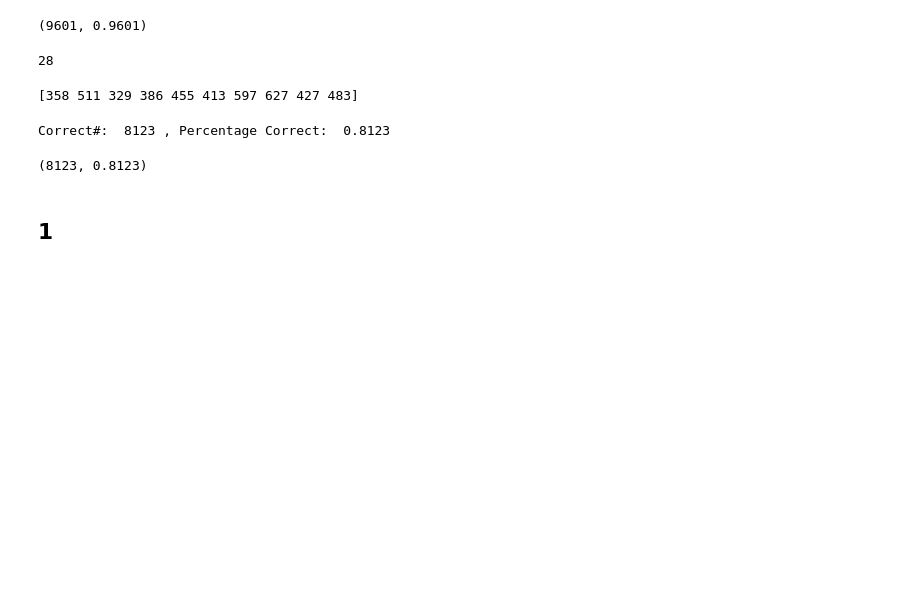
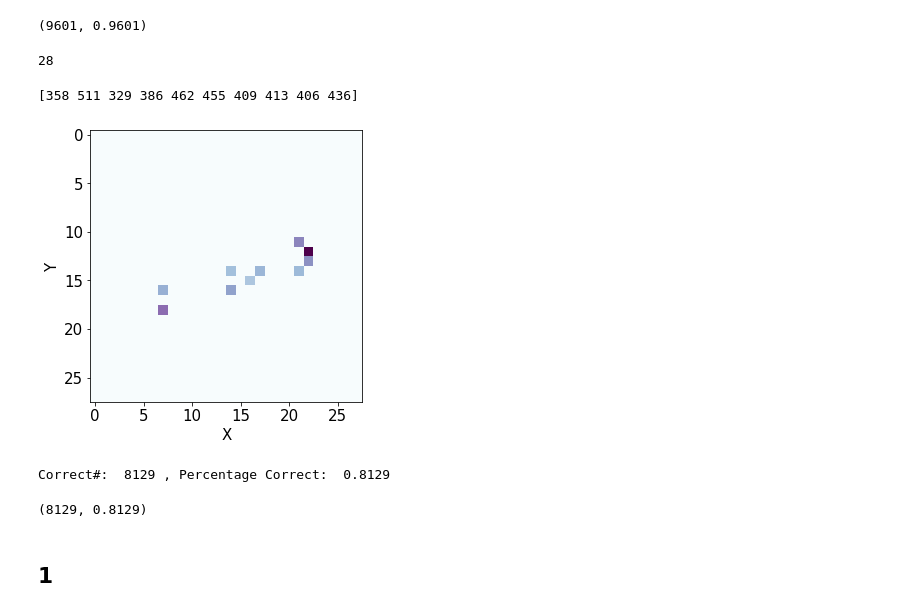
Before and after one commit to chrismhl/AMATH563, a Jupyter notebook: Homework1/AMATH563_Homework1_Code.ipynb, the cells around one changed output. Drawn from its saved outputs; the diff is of its cells as text; code cells hidden in the pictures; blank space fills up the shorter version.

```diff
--- a/Homework1/AMATH563_Homework1_Code.ipynb
+++ b/Homework1/AMATH563_Homework1_Code.ipynb
@@ -328,7 +328,7 @@ def normvec(x):
 # %%
 def sparsetest(x,train,test,n):
     #finds the indices of the n largest values of x and uses them to truncate the train and test data
-    ind = x.argsort()[-n:][::-1]
+    ind = np.abs(x).argsort()[-n:][::-1]
     train_s = train[:,np.sort(ind)]
     test_s = test[:,np.sort(ind)]
 
@@ -441,6 +439,16 @@ def sparsefit(A,B,alp):
     x = clf.coef_
 
     return x
+# %%
+def pixplot(x,ind):
+    #plot individual pixels given their linear index for a 28x28
+    plt.rcParams['figure.figsize'] = [5, 5]
+    pixelplot = np.zeros(784)
+    pixelplot[ind] = x[ind]
+
+    plt.imshow(np.abs(pixelplot).reshape(28,28),cmap='BuPu')
+    plt.xlabel('X')
+    plt.ylabel('Y')
 # %% [markdown]
 ## 0
 # %%
@@ -460,14 +468,19 @@ np.count_nonzero(x0s)
 A_tr5, A_tt5, ind = sparsetest(x0s,A_tr,A_tt,10)
 print(ind)
 # %% [output]
-[358 511 329 386 455 413 597 627 427 483]
+[358 511 329 386 462 455 409 413 406 436]
+# %%
+pixplot(x0s,ind)
+plt.savefig('dig0.png')
+# %% [output]
+[figure, added]
 # %%
 x0sd = np.linalg.pinv(A_tr5)@B_tr[:,0]
 # %%
 testdig(A_tt5,x0sd,B_tt[:,1])
 # %% [output]
-Correct#:  8123 , Percentage Correct:  0.8123
+Correct#:  8129 , Percentage Correct:  0.8129
-(8123, 0.8123)
+(8129, 0.8129)
 # %% [markdown]
 ## 1
 # %%
```
Also changed, not shown: parts of 32 cells of this notebook.
